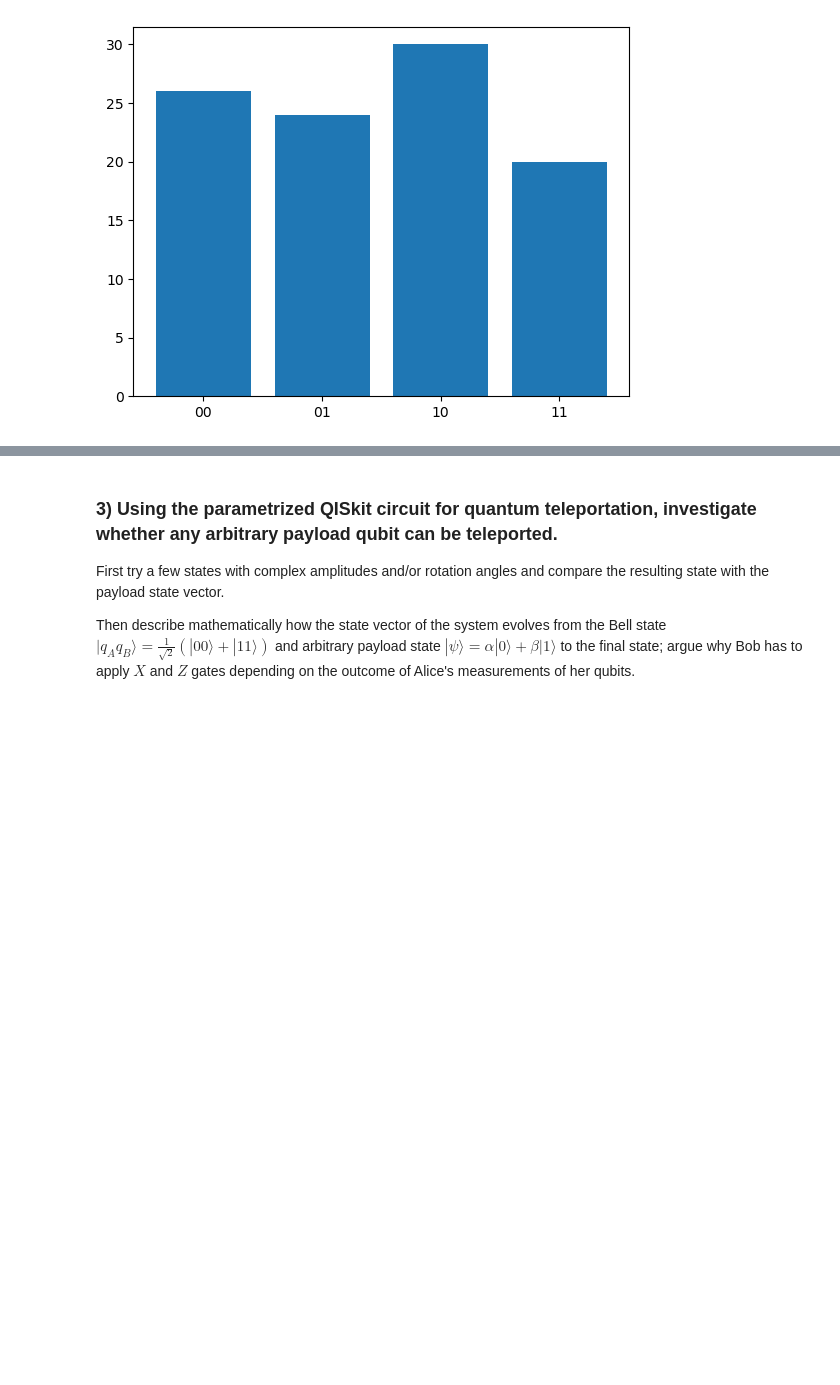
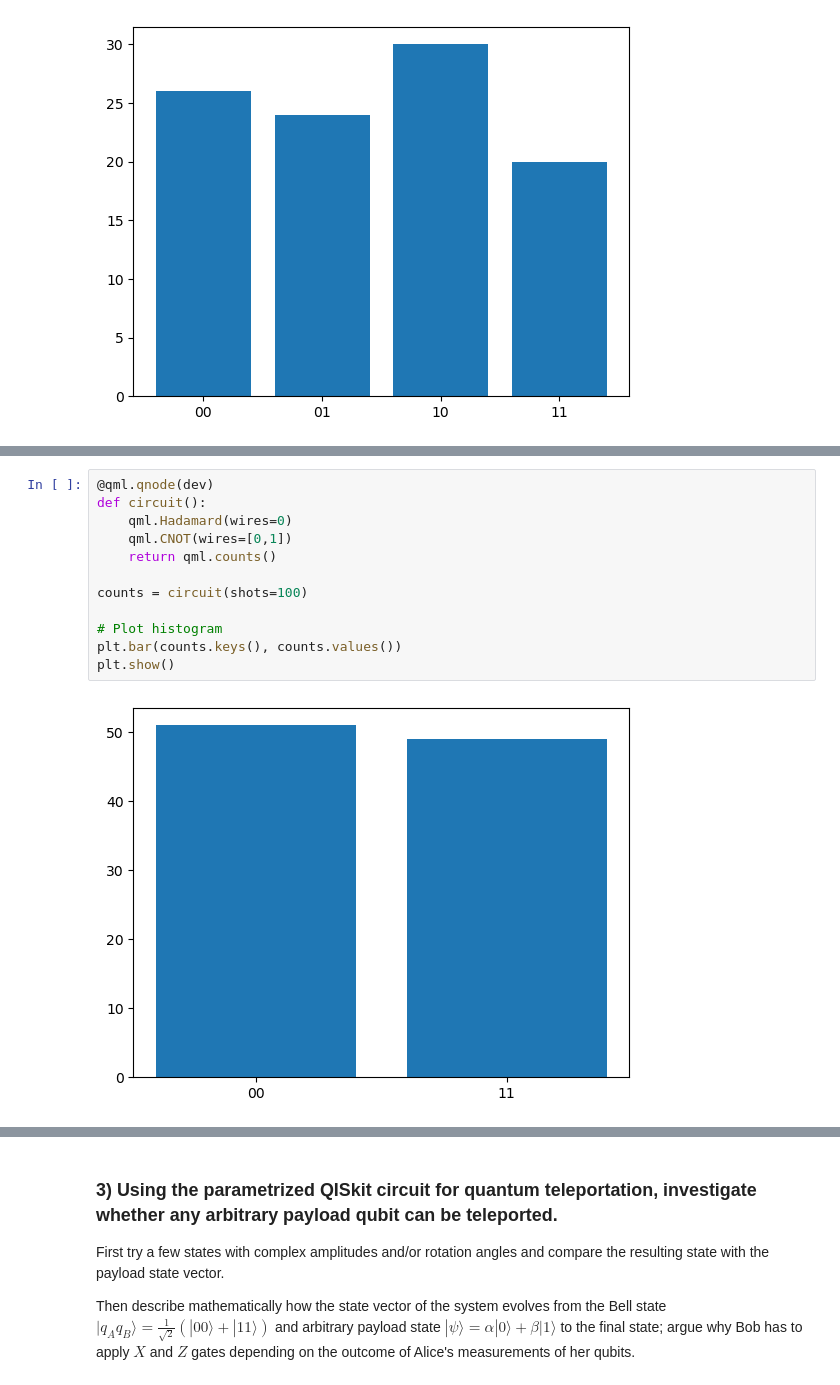
Before and after one commit to elijahkin/amsc698k, a Jupyter notebook: hw2/hw2.ipynb, the cells around one changed output, grey strips where cells are left out. Cells and saved outputs as stored; diff of their text form; blank space fills up the shorter version.

```diff
--- a/hw2/hw2.ipynb
+++ b/hw2/hw2.ipynb
@@ -268,0 +299,14 @@ plt.show()
+# %%
+@qml.qnode(dev)
+def circuit():
+    qml.Hadamard(wires=0)
+    qml.CNOT(wires=[0,1])
+    return qml.counts()
+
+counts = circuit(shots=100)
+
+# Plot histogram
+plt.bar(counts.keys(), counts.values())
+plt.show()
+# %% [output]
+[figure, added]
```
Also changed, not shown: parts of 14 cells of this notebook.
